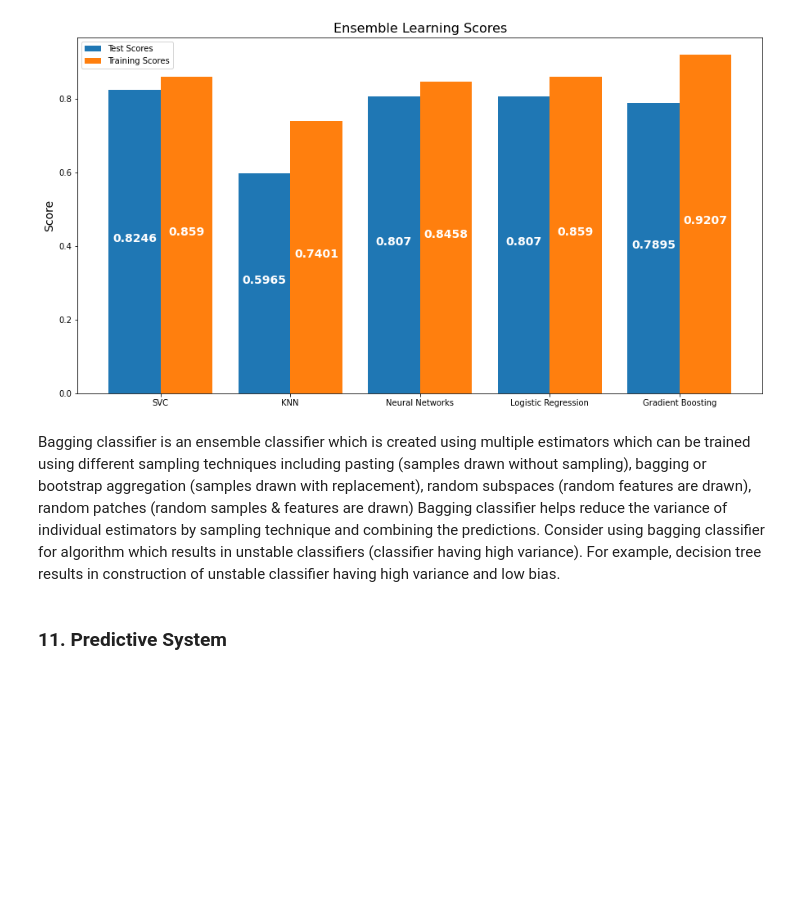
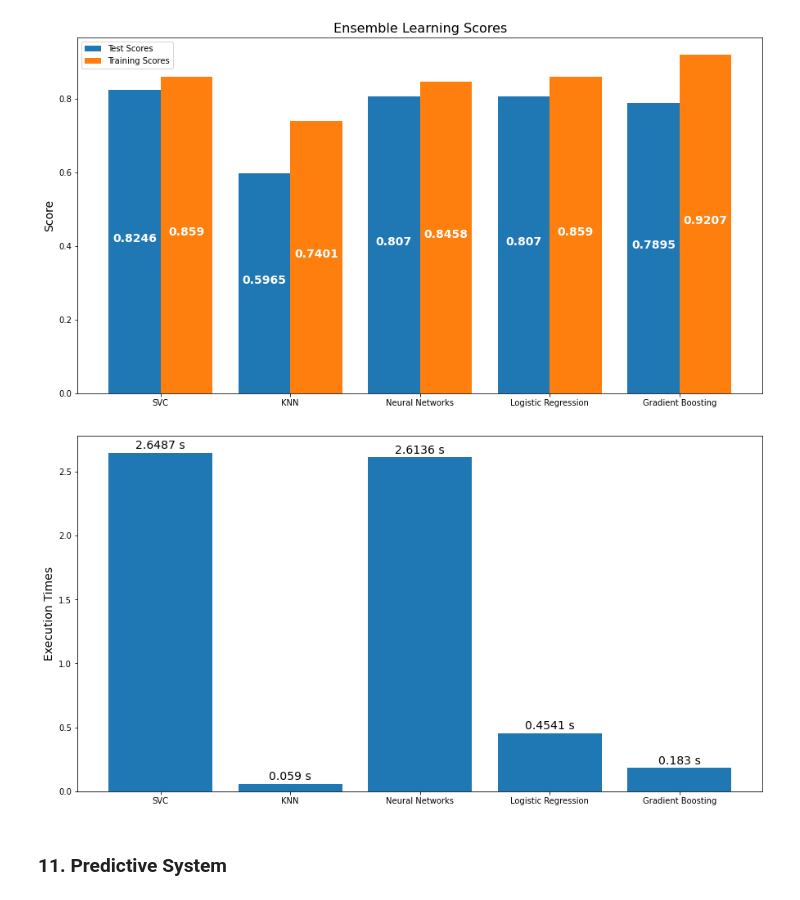
Before and after one commit to Forum-123/Predictive-Heart-Disease-Model, a Jupyter notebook: 2. ML Methods.ipynb, the cells around one changed output. Saved outputs shown, nothing was run; the diff lists cells and outputs as text; code cells hidden in the pictures; blank space fills up the shorter version.

```diff
--- a/2. ML Methods.ipynb
+++ b/2. ML Methods.ipynb
@@ -451,6 +477,6 @@ Train Score: 0.8590
 # %%
 BG_KNN = BaggingClassifier(base_estimator=KNN, n_estimators=10, max_features=13, max_samples=100, random_state=0, n_jobs=5)
-BG_KNN_model, BG_KNN_results = evaluate_ensemble_model(BG_KNN)
+BG_KNN_model, BG_KNN_results, BG_KNN_total_time = evaluate_ensemble_model(BG_KNN)
 # %% [output]
 Test Score: 0.5965
 Train Score: 0.7401
@@ -457,6 +484,6 @@ Train Score: 0.7401
 # %%
 BG_NN = BaggingClassifier(base_estimator=NN, n_estimators=10, max_features=13, max_samples=100, random_state=0, n_jobs=5)
-BG_NN_model, BG_NN_results = evaluate_ensemble_model(BG_NN)
+BG_NN_model, BG_NN_results, BG_NN_total_time = evaluate_ensemble_model(BG_NN)
 # %% [output]
 Test Score: 0.8070
 Train Score: 0.8458
@@ -463,6 +491,6 @@ Train Score: 0.8458
 # %%
 BG_LR = BaggingClassifier(base_estimator=LR, n_estimators=10, max_features=13, max_samples=100, random_state=0, n_jobs=5)
-BG_LR_model, BG_LR_results = evaluate_ensemble_model(BG_LR)
+BG_LR_model, BG_LR_results, BG_LR_total_time = evaluate_ensemble_model(BG_LR)
 # %% [output]
 Test Score: 0.8070
 Train Score: 0.8590
@@ -469,6 +498,6 @@ Train Score: 0.8590
 # %%
 BG_GB = BaggingClassifier(base_estimator=GB, n_estimators=10, max_features=13, max_samples=100, random_state=0, n_jobs=5)
-BG_GB_model, BG_GB_results = evaluate_ensemble_model(BG_GB)
+BG_GB_model, BG_GB_results, BG_GB_total_time = evaluate_ensemble_model(BG_GB)
 # %% [output]
 Test Score: 0.7895
 Train Score: 0.9207
@@ -507,12 +537,36 @@ for l in ax.patches:
 plt.show()
 # %% [output]
 [figure]
-# %% [markdown]
-<div class="mark">
-    Bagging classifier is an ensemble classifier which is created using multiple estimators which can be trained using different sampling techniques including pasting (samples drawn without sampling), bagging or bootstrap aggregation (samples drawn with replacement), random subspaces (random features are drawn), random patches (random samples & features are drawn)
-Bagging classifier helps reduce the variance of individual estimators by sampling technique and combining the predictions.
-Consider using bagging classifier for algorithm which results in unstable classifiers (classifier having high variance). For example, decision tree results in construction of unstable classifier having high variance and low bias.
-</div><i class="fa fa-lightbulb-o "></i>
+# %%
+# Plotting execution times
+ensemble_models = ('SVC', 'KNN', 'Neural Networks', 'Logistic Regression', 'Gradient Boosting')
+
+execution_times = [BG_SVC_total_time, BG_KNN_total_time, BG_NN_total_time, BG_LR_total_time, BG_GB_total_time]
+
+fig, ax = plt.subplots(figsize=(15, 8))
+x = np.arange(len(ensemble_models))
+ax.bar(x, execution_times)
+
+ax.set_ylabel('Execution Times', fontsize=14)
+ax.set_xticks(x)
+ax.set_xticklabels(models, rotation=0)
+
+totals = []  # Contains the number of instances for each attribute
+for l in ax.patches:
+    height = l.get_height()
+    totals.append(height)
+total = sum(totals)
+
+# Arrange text within bars
+for l in ax.patches:
+    width = l.get_width()
+    height = l.get_height()
+    x, y = l.get_xy()
+    ax.annotate(f'{round(height, 4)} s', (x + width / 2, y + height + 0.03), ha='center', fontsize=14, color='black')
+
+plt.show()
+# %% [output]
+[figure, added]
 # %% [markdown]
 ### 11. Predictive System
 # %%
```
Also changed, not shown: parts of 18 cells of this notebook.
